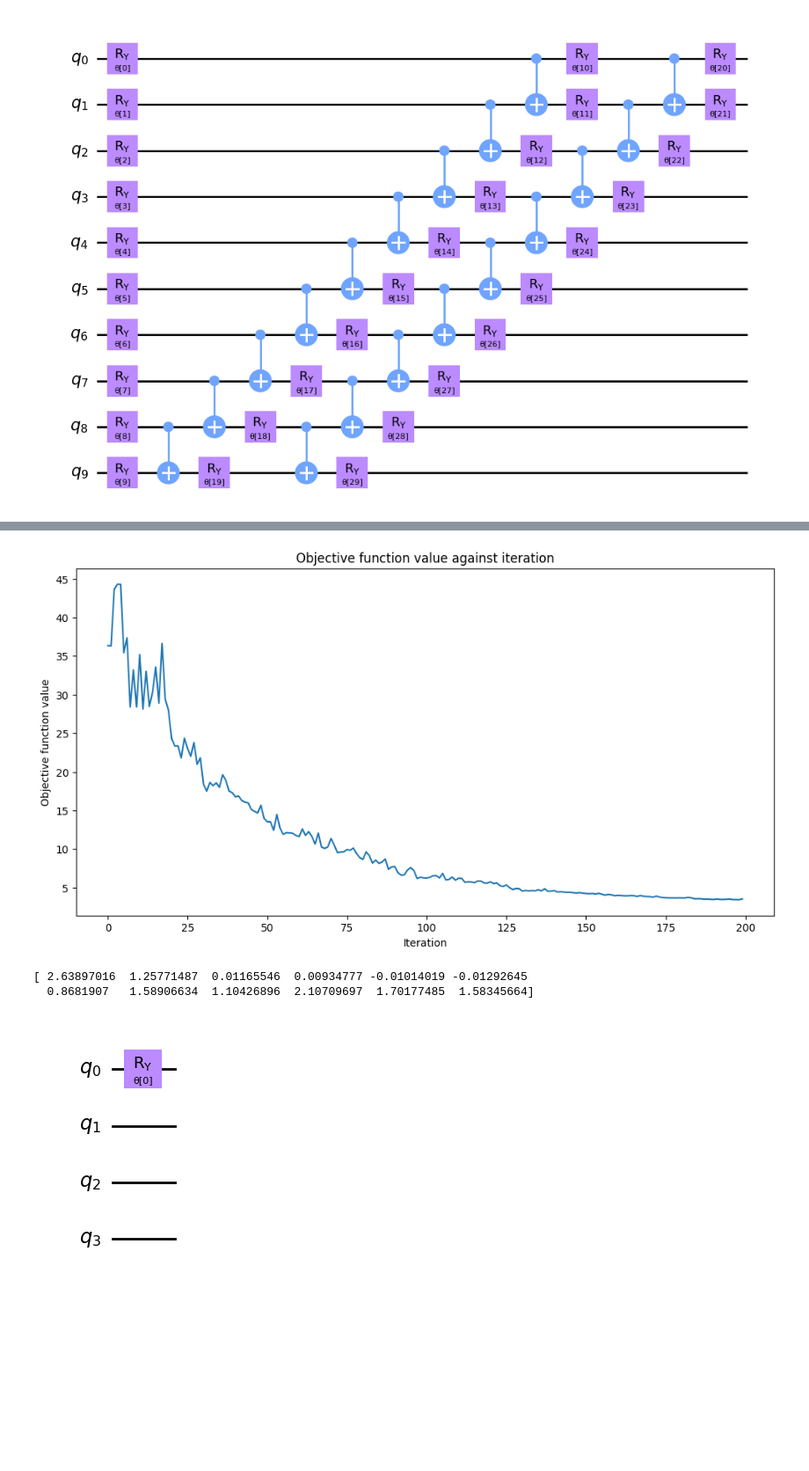
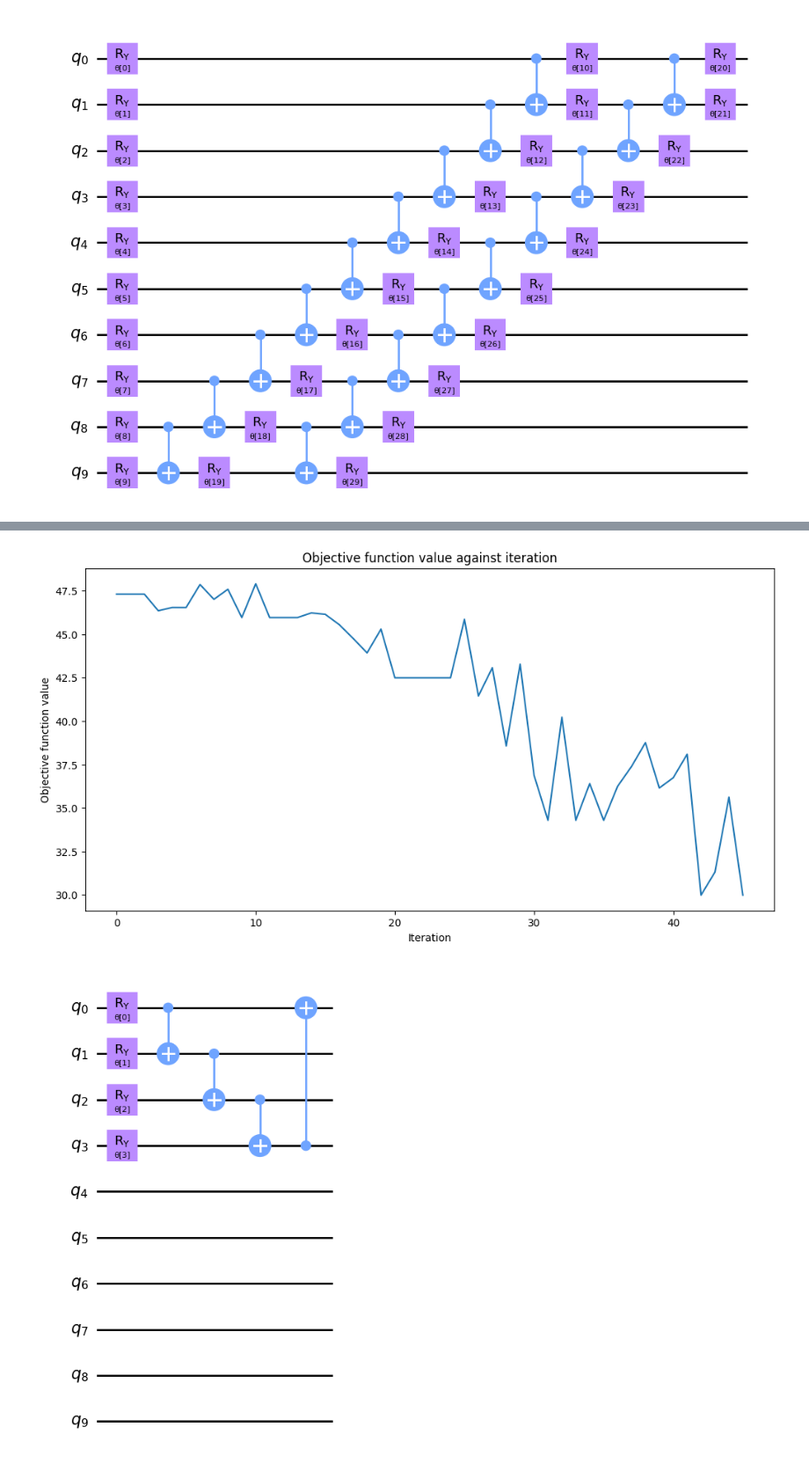
Before and after one commit to benjaminhagan/VIP_QML, a Jupyter notebook: Phase Encoder.ipynb, the cells around one changed output, grey strips where cells are left out. Shown at 88% size. Drawn from its saved outputs; the diff is of its cells as text; code cells hidden in the pictures; blank space fills up the shorter version.

```diff
--- a/Phase Encoder.ipynb
+++ b/Phase Encoder.ipynb
@@ -148,8 +129,8 @@ def auto_encoder_circuit(num_latent, num_trash):
     return circuit
 
 
-num_latent = 1
-num_trash = 3
+num_latent = 4
+num_trash = 6
 circuit = auto_encoder_circuit(num_latent, num_trash)
 circuit.draw(output="mpl", style="clifford")
 # %% [output]
@@ -190,7 +172,11 @@ def cost_func_domain(params_values):
     plt.show()
     return cost
 # %%
-opt = COBYLA(maxiter=200)
+import time
+#starting time
+start = time.time()
+
+opt = COBYLA(maxiter=1000)
 initial_point = algorithm_globals.random.random(ae.num_parameters)
 
 objective_func_vals = []
@@ -201,35 +187,34 @@ opt_result = opt.minimize(cost_func_domain, initial_point)
 
 #trained parameters
 print(opt_result.x)
+
+end = time.time()
+print("Execution time of the program is- ", end-start)
 # %% [output]
-[figure, old version]
+[figure, new version]
-[ 2.63897016  1.25771487  0.01165546  0.00934777 -0.01014019 -0.01292645
-  0.8681907   1.58906634  1.10426896  2.10709697  1.70177485  1.58345664]
 # %%
 #Function to create the gates with parameters that we will modify through ML techniques
-from qiskit.circuit import ParameterVector
 num_params = num_latent
 
 def parametrized_gates(params):
-    target = QuantumCircuit(4)
+    target = QuantumCircuit(num_features)
 
-    #for i in range(num_params):
-    #    target.ry(params[i], i)
+    for i in range(num_params):
+        target.ry(params[i], i)
 
-    #for i in range(num_params-1):
-    #    target.cx(i, i+1)
+    for i in range(num_params-1):
+        target.cx(i, i+1)
 
-    #target.cx(num_params-1,0)
-    target.ry(params[0], 0)
+    target.cx(num_params-1,0)
 
     return target
 
 #Draws the ciruit for parametrized gate
 params = ParameterVector("θ", length=num_params)
 circuit = parametrized_gates(params)
 circuit.draw("mpl", style="clifford")
 # %% [output]
-[figure, old version]
+[figure, new version]
 # %%
 #Function to create the gates with parameters that we will modify through ML techniques
 num_params = (encoding_depth+1)*num_features
```
Also changed, not shown: parts of 13 cells of this notebook, 1 other file.
